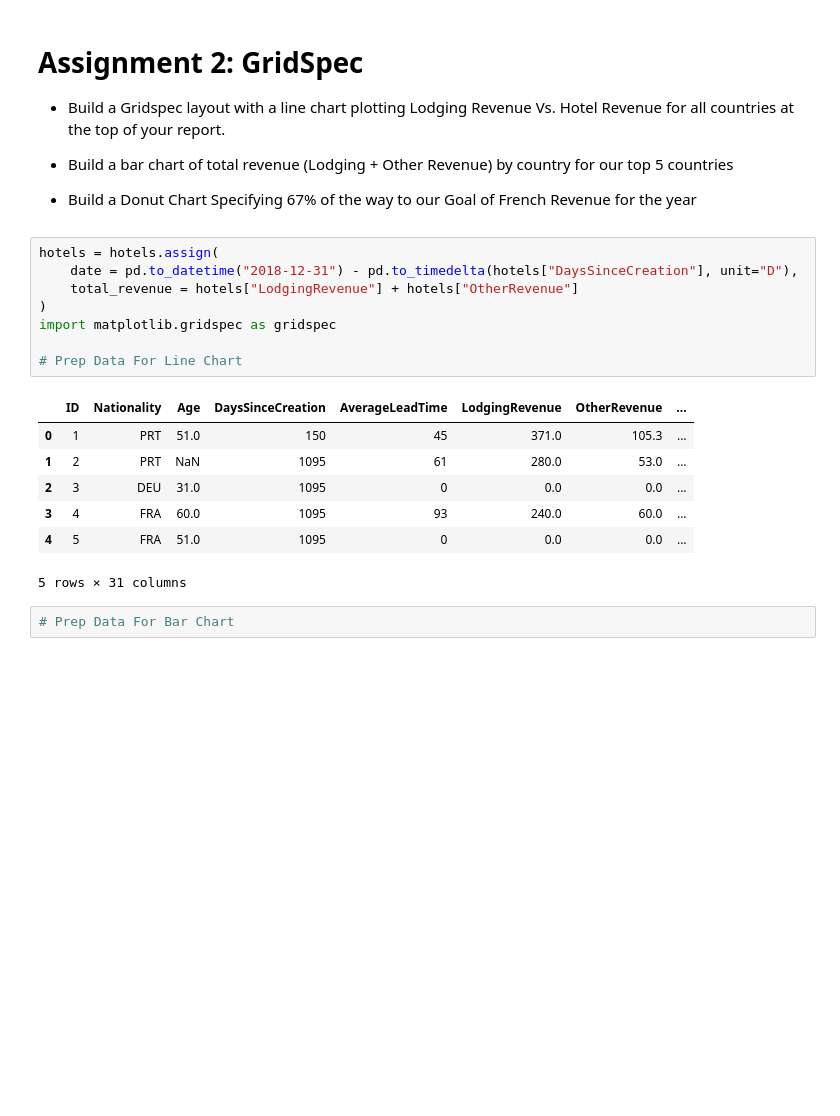
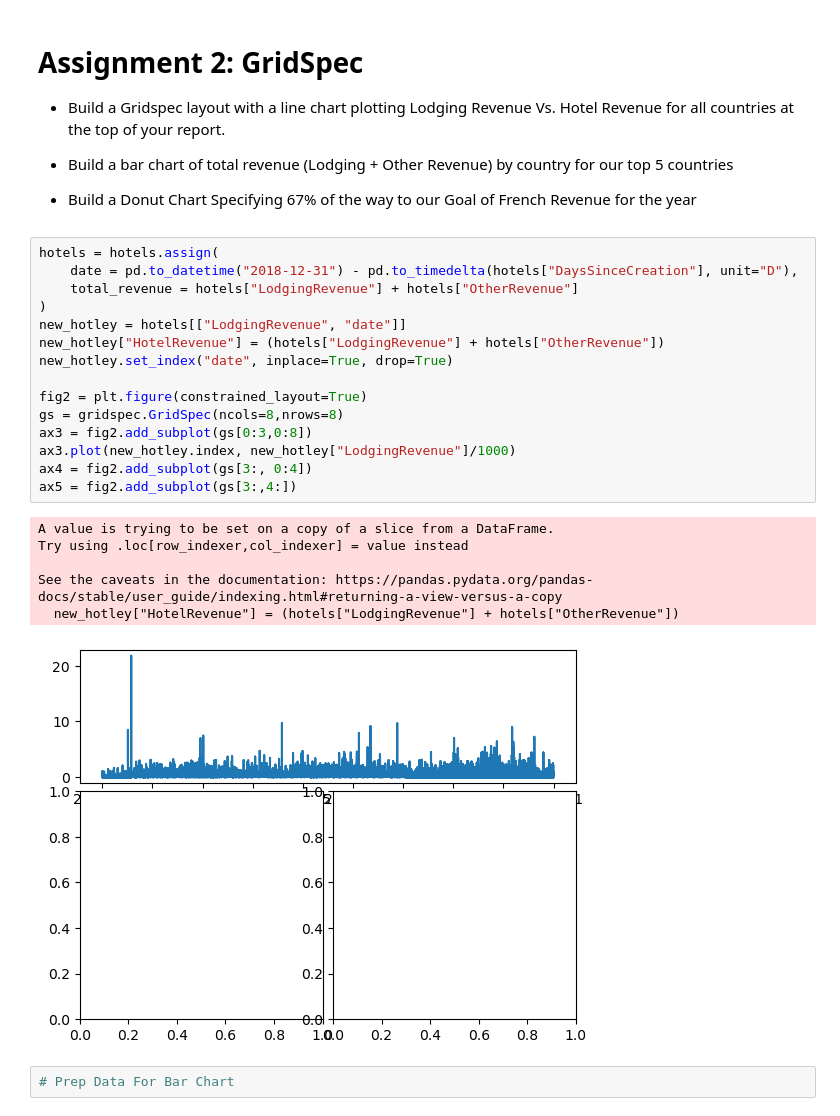
Before and after one commit to jimmy2156/Data-Visualation-with-Matplotlib---Seaborn, a Jupyter notebook: Course Assignment Notebooks/section04_assignments.ipynb, the cells around one changed output. Saved outputs shown, nothing was run; the diff lists cells and outputs as text; blank space fills up the shorter version.

Commit message:
Gridspec assignment

```diff
--- a/Course Assignment Notebooks/section04_assignments.ipynb
+++ b/Course Assignment Notebooks/section04_assignments.ipynb
@@ -51,19 +52,25 @@ ax[2][0].hist(hotels[(hotels["Nationality"] == "GBR") & (hotels["RoomNights"] <
 # %%
 hotels = hotels.assign(
     date = pd.to_datetime("2018-12-31") - pd.to_timedelta(hotels["DaysSinceCreation"], unit="D"),
     total_revenue = hotels["LodgingRevenue"] + hotels["OtherRevenue"]
 )
-import matplotlib.gridspec as gridspec
+new_hotley = hotels[["LodgingRevenue", "date"]]
+new_hotley["HotelRevenue"] = (hotels["LodgingRevenue"] + hotels["OtherRevenue"])
+new_hotley.set_index("date", inplace=True, drop=True)
 
-# Prep Data For Line Chart
+fig2 = plt.figure(constrained_layout=True)
+gs = gridspec.GridSpec(ncols=8,nrows=8)
+ax3 = fig2.add_subplot(gs[0:3,0:8])
+ax3.plot(new_hotley.index, new_hotley["LodgingRevenue"]/1000)
+ax4 = fig2.add_subplot(gs[3:, 0:4])
+ax5 = fig2.add_subplot(gs[3:,4:])
 # %% [output]
-|  | ID | Nationality | Age | DaysSinceCreation | AverageLeadTime | LodgingRevenue | OtherRevenue | ... |
-| 0 | 1 | PRT | 51.0 | 150 | 45 | 371.0 | 105.3 | ... |
-| 1 | 2 | PRT | NaN | 1095 | 61 | 280.0 | 53.0 | ... |
-| 2 | 3 | DEU | 31.0 | 1095 | 0 | 0.0 | 0.0 | ... |
-| 3 | 4 | FRA | 60.0 | 1095 | 93 | 240.0 | 60.0 | ... |
-| 4 | 5 | FRA | 51.0 | 1095 | 0 | 0.0 | 0.0 | ... |
-5 rows × 31 columns
+A value is trying to be set on a copy of a slice from a DataFrame.
+Try using .loc[row_indexer,col_indexer] = value instead
+
+See the caveats in the documentation: https://pandas.pydata.org/pandas-docs/stable/user_guide/indexing.html#returning-a-view-versus-a-copy
+  new_hotley["HotelRevenue"] = (hotels["LodgingRevenue"] + hotels["OtherRevenue"])
+[figure, added]
 # %%
 # Prep Data For Bar Chart
 # %%
```
Also changed, not shown: parts of 1 cell of this notebook, 1 other file.
